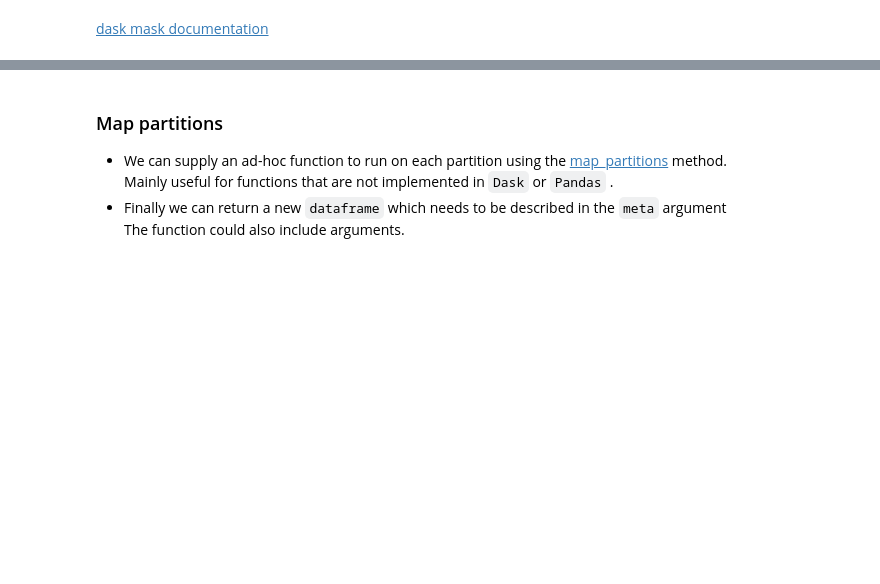
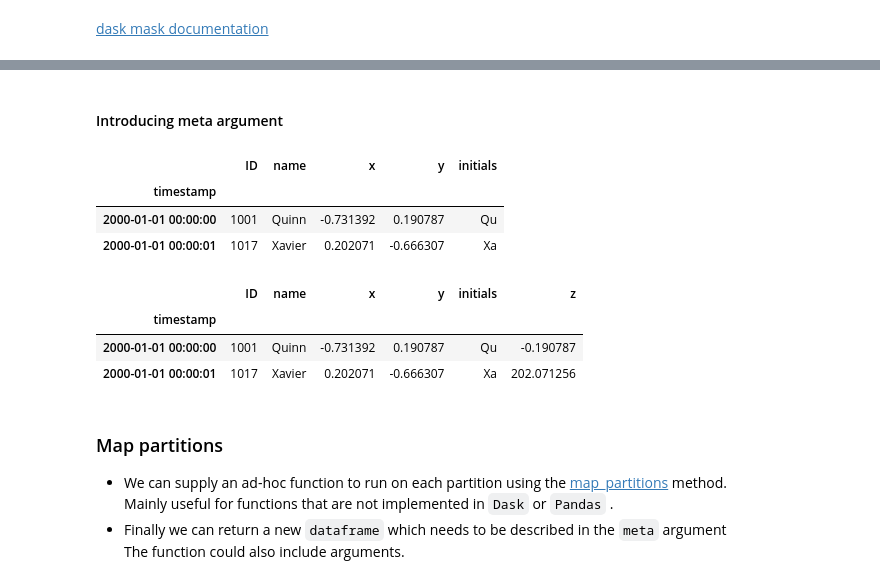
Before and after one commit to sephib/dask_pyconil2019, a Jupyter notebook: dask_for_pandas-in_ETL.ipynb, the cells around one changed output, grey strips where cells are left out. Cells and saved outputs as stored; diff of their text form; code cells hidden in the pictures; blank space fills up the shorter version.

```diff
--- a/dask_for_pandas-in_ETL.ipynb
+++ b/dask_for_pandas-in_ETL.ipynb
@@ -325,3 +361,13 @@ ddf.head(2)
+# %% [markdown]
+#### Introducing meta argument
 # %%
 # Describe the outcome type of the calculation
 meta_cal = pd.Series(object, name='initials')
+ddf['initials'] = ddf['name'].apply(lambda x: x[0]+x[1]
+                                    , meta = meta_cal)
+ddf.head(2)
+# %% [output]
+|  | ID | name | x | y | initials |
+| timestamp |  |  |  |  |  |
+| 2000-01-01 00:00:00 | 1001 | Quinn | -0.731392 | 0.190787 | Qu |
+| 2000-01-01 00:00:01 | 1017 | Xavier | 0.202071 | -0.666307 | Xa |
@@ -332,6 +374,12 @@ ddf.head(2)
 # %%
 def func(row, col1, col2):
-    if (row[col1]> 0):
-        return row[col1] * 1000
-    else:
-        return row[col2] * -1
+    if (row[col1]> 0):  return row[col1] * 1000
+    else:        return row[col2] * -1
+ddf['z'] = ddf.apply(func, args=('x', 'y'), axis=1
+                     , meta=('z', 'float'))
+ddf.head(2)
+# %% [output]
+|  | ID | name | x | y | initials | z |
+| timestamp |  |  |  |  |  |  |
+| 2000-01-01 00:00:00 | 1001 | Quinn | -0.731392 | 0.190787 | Qu | -0.190787 |
+| 2000-01-01 00:00:01 | 1017 | Xavier | 0.202071 | -0.666307 | Xa | 202.071256 |
```
Also changed, not shown: parts of 64 cells of this notebook.
